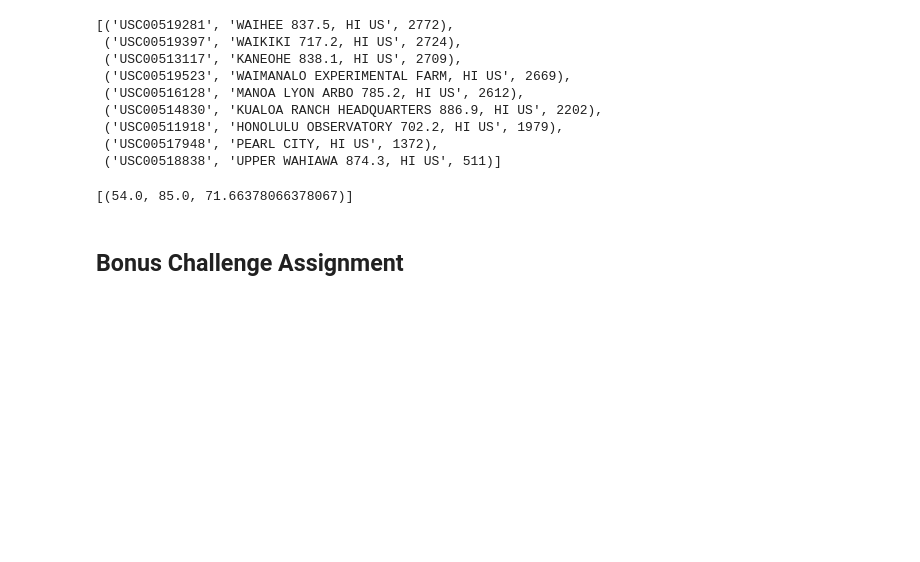
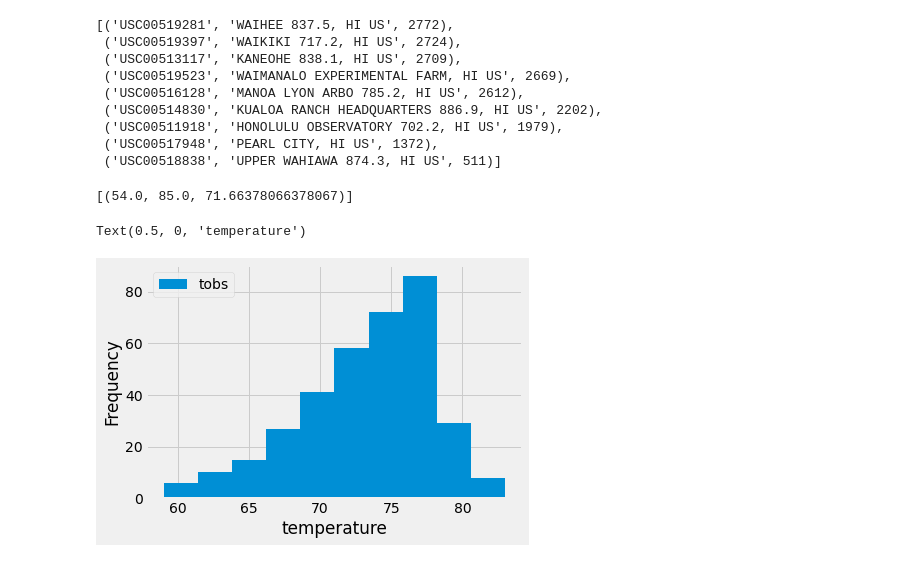
Before and after one commit to Grwat33/sqlalchemy-challenge, a Jupyter notebook: climate_starter.ipynb, the cells around one changed output. Drawn from its saved outputs; the diff is of its cells as text; code cells hidden in the pictures; blank space fills up the shorter version.

```diff
--- a/climate_starter.ipynb
+++ b/climate_starter.ipynb
@@ -113,5 +113,17 @@ session.query(func.min(measurement.tobs),func.max(measurement.tobs),func.avg(mea
 # %%
 # Choose the station with the highest number of temperature observations.
 # Query the last 12 months of temperature observation data for this station and plot the results as a histogram
+stationtemp = session.query(station.station, station.name, func.count(measurement.tobs)).\
+    filter(measurement.station == station.station).\
+    group_by(measurement.station).\
+    order_by(func.count(measurement.station).desc()).all()
+stationtemp[0]
+pasttwelvemonthstemp = session.query(measurement.tobs, measurement.date).\
+    filter(measurement.station=='USC00519281',measurement.date>=oneyearago, measurement.date<=clean_date).all()
+pasttwelvemonthstemp
+monthstemp= pd.DataFrame(pasttwelvemonthstemp)
+monthstemp.plot(kind='hist')
+plt.xlabel("temperature")
+# %% [output]
+Text(0.5, 0, 'temperature')
+[figure, added]
-# %% [markdown]
-## Bonus Challenge Assignment
```
Also changed, not shown: parts of 8 cells of this notebook, 1 other file.
